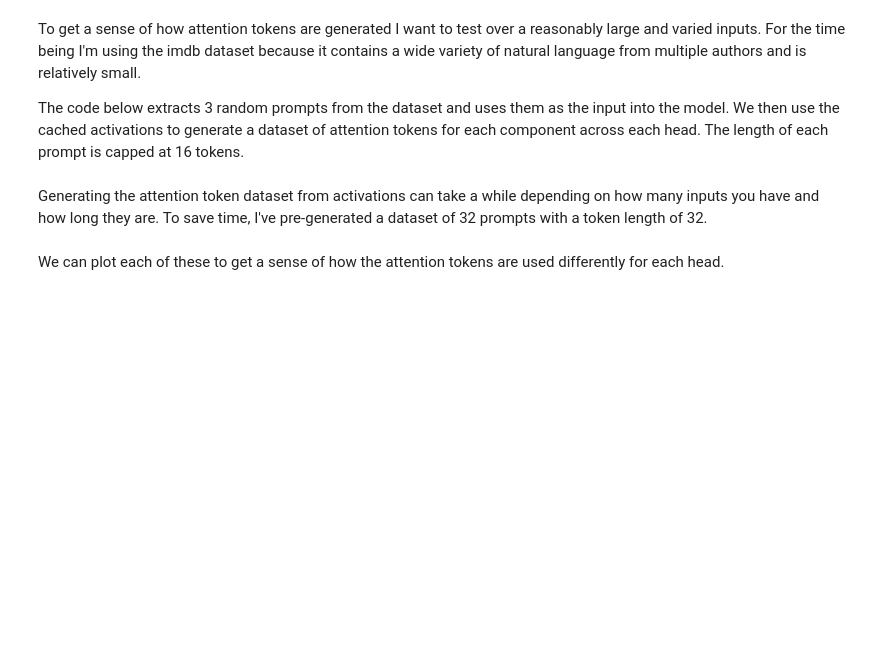
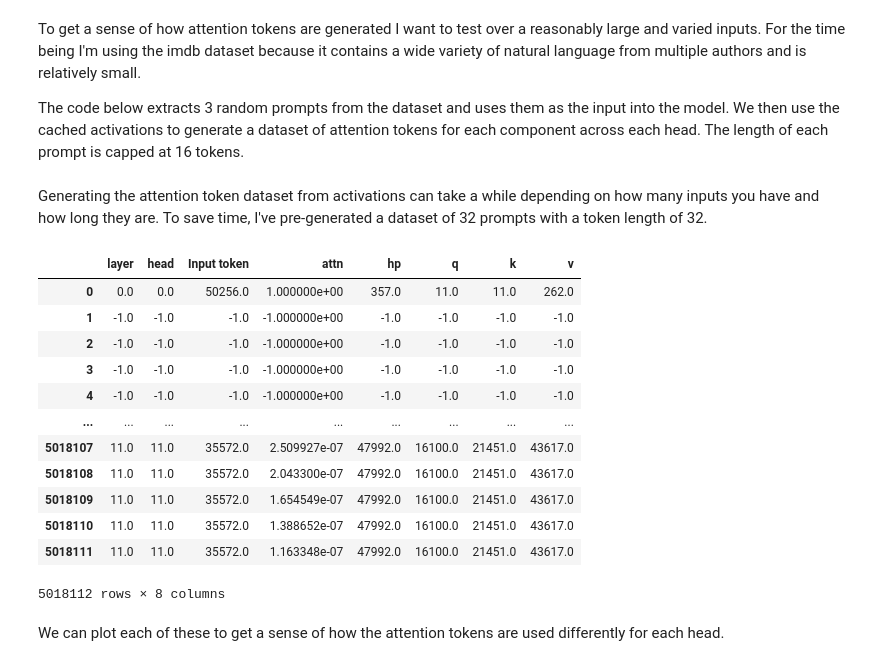
Before and after one commit to layterz/experiments, a Jupyter notebook: notebooks/attention-tokens-2.ipynb, the cells around one changed output. Saved outputs shown, nothing was run; the diff lists cells and outputs as text; code cells hidden in the pictures; blank space fills up the shorter version.

```diff
--- a/notebooks/attention-tokens-2.ipynb
+++ b/notebooks/attention-tokens-2.ipynb
@@ -81,8 +82,22 @@ df
 # %% [markdown]
 Generating the attention token dataset from activations can take a while depending on how many inputs you have and how long they are. To save time, I've pre-generated a dataset of 32 prompts with a token length of 32.
 # %%
-df = load('32x32_attn.csv')
+df = load('../data/32x32-random_attn.csv')
 df
+# %% [output]
+|  | layer | head | Input token | attn | hp | q | k | v |
+| 0 | 0.0 | 0.0 | 50256.0 | 1.000000e+00 | 357.0 | 11.0 | 11.0 | 262.0 |
+| 1 | -1.0 | -1.0 | -1.0 | -1.000000e+00 | -1.0 | -1.0 | -1.0 | -1.0 |
+| 2 | -1.0 | -1.0 | -1.0 | -1.000000e+00 | -1.0 | -1.0 | -1.0 | -1.0 |
+| 3 | -1.0 | -1.0 | -1.0 | -1.000000e+00 | -1.0 | -1.0 | -1.0 | -1.0 |
+| 4 | -1.0 | -1.0 | -1.0 | -1.000000e+00 | -1.0 | -1.0 | -1.0 | -1.0 |
+| ... | ... | ... | ... | ... | ... | ... | ... | ... |
+| 5018107 | 11.0 | 11.0 | 35572.0 | 2.509927e-07 | 47992.0 | 16100.0 | 21451.0 | 43617.0 |
+| 5018108 | 11.0 | 11.0 | 35572.0 | 2.043300e-07 | 47992.0 | 16100.0 | 21451.0 | 43617.0 |
+| 5018109 | 11.0 | 11.0 | 35572.0 | 1.654549e-07 | 47992.0 | 16100.0 | 21451.0 | 43617.0 |
+| 5018110 | 11.0 | 11.0 | 35572.0 | 1.388652e-07 | 47992.0 | 16100.0 | 21451.0 | 43617.0 |
+| 5018111 | 11.0 | 11.0 | 35572.0 | 1.163348e-07 | 47992.0 | 16100.0 | 21451.0 | 43617.0 |
+5018112 rows × 8 columns
 # %% [markdown]
 We can plot each of these to get a sense of how the attention tokens are used differently for each head.
 # %%
```
Also changed, not shown: parts of 19 cells of this notebook, 1 other file.
